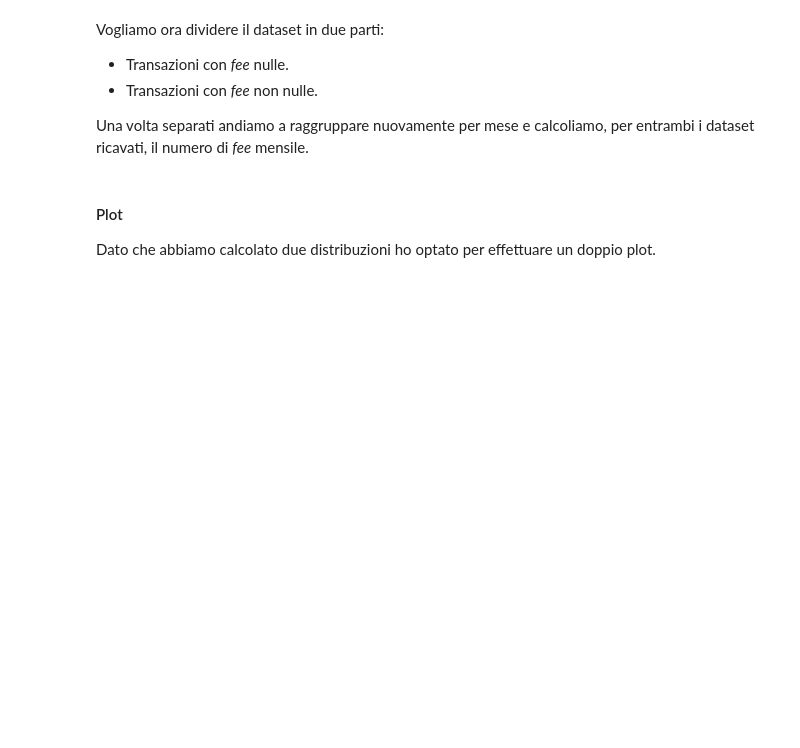
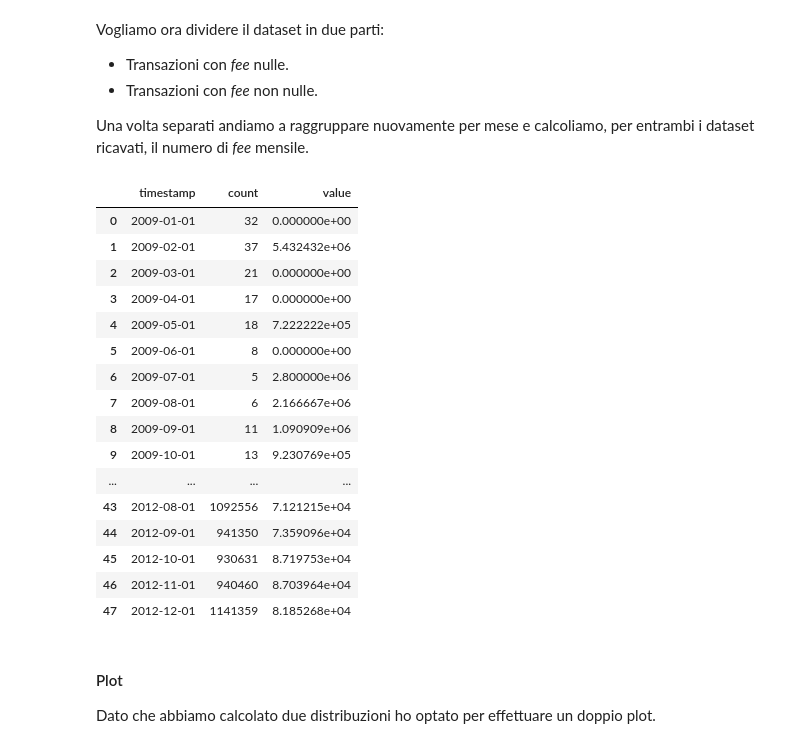
Before and after one commit to FedericoBustaffa/crafty, a Jupyter notebook: notebook.ipynb, the cells around one changed output. Drawn from its saved outputs; the diff is of its cells as text; code cells hidden in the pictures; blank space fills up the shorter version.

```diff
--- a/notebook.ipynb
+++ b/notebook.ipynb
@@ -379,3 +355,32 @@ del tx_df
+# %%
+# tx_df = tx_df[tx_df["fee"] > 0]
+
+fee_count = ts_grp["fee"].count().reset_index().rename(columns={"fee": "count"})
+fee_value = ts_grp["fee"].mean().reset_index().rename(columns={"fee": "value"})
+
+fee_df = fee_count.merge(fee_value, on="timestamp").dropna()
+
+# del tx_df
+
+fee_df
+# %% [output]
+|  | timestamp | count | value |
+| 0 | 2009-01-01 | 32 | 0.000000e+00 |
+| 1 | 2009-02-01 | 37 | 5.432432e+06 |
+| 2 | 2009-03-01 | 21 | 0.000000e+00 |
+| 3 | 2009-04-01 | 17 | 0.000000e+00 |
+| 4 | 2009-05-01 | 18 | 7.222222e+05 |
+| 5 | 2009-06-01 | 8 | 0.000000e+00 |
+| 6 | 2009-07-01 | 5 | 2.800000e+06 |
+| 7 | 2009-08-01 | 6 | 2.166667e+06 |
+| 8 | 2009-09-01 | 11 | 1.090909e+06 |
+| 9 | 2009-10-01 | 13 | 9.230769e+05 |
+| ... | ... | ... | ... |
+| 43 | 2012-08-01 | 1092556 | 7.121215e+04 |
+| 44 | 2012-09-01 | 941350 | 7.359096e+04 |
+| 45 | 2012-10-01 | 930631 | 8.719753e+04 |
+| 46 | 2012-11-01 | 940460 | 8.703964e+04 |
+| 47 | 2012-12-01 | 1141359 | 8.185268e+04 |
 # %% [markdown]
 #### Plot
 
```
Also changed, not shown: parts of 14 cells of this notebook.
